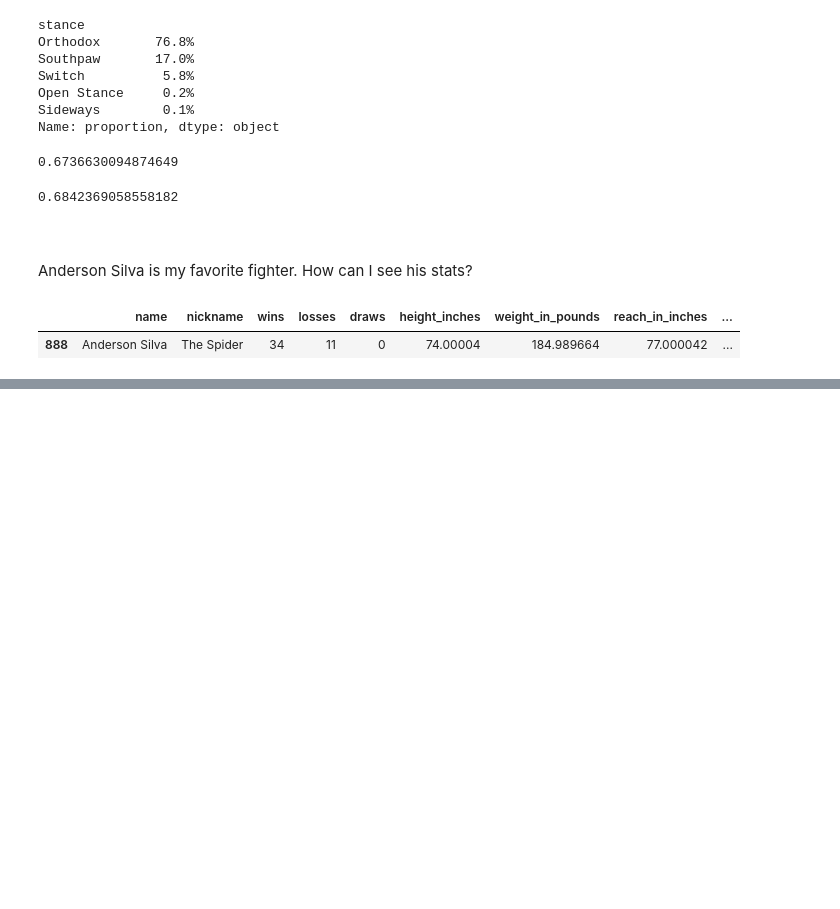
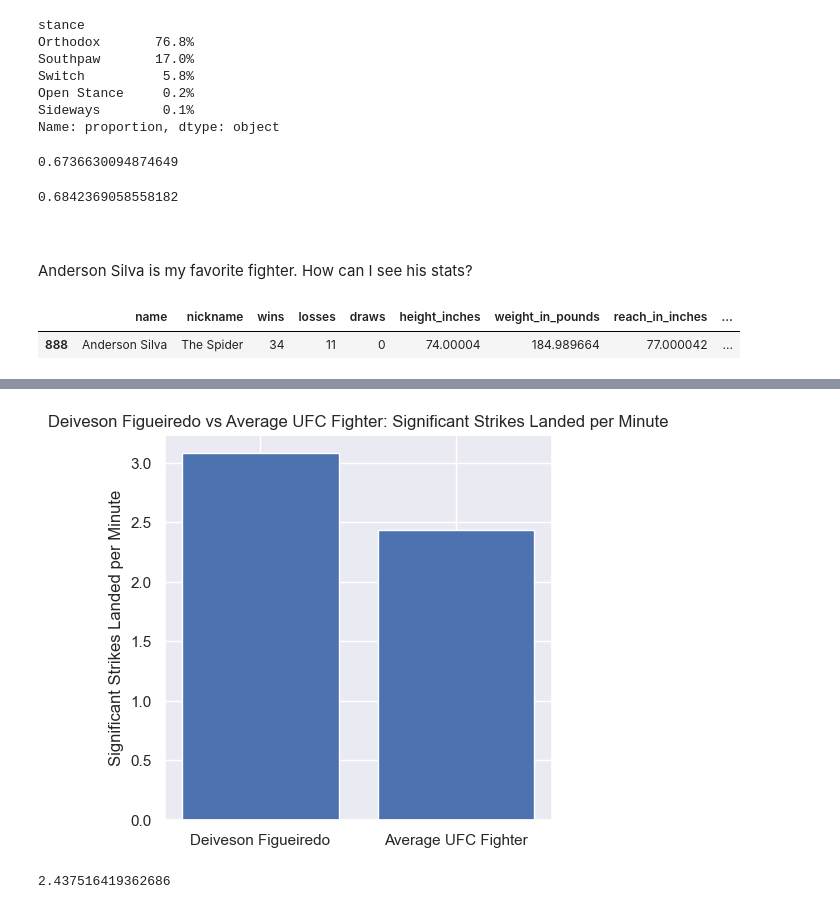
Before and after one commit to AlexShepherd/UFC-Data-Analysis, a Jupyter notebook: UFCProject.ipynb, the cells around one changed output, grey strips where cells are left out. Saved outputs shown, nothing was run; the diff lists cells and outputs as text; code cells hidden in the pictures; blank space fills up the shorter version.

```diff
--- a/UFCProject.ipynb
+++ b/UFCProject.ipynb
@@ -186,0 +309,19 @@ data.loc[data['name'] == "Anderson Silva"]
+# %%
+figueiredo_data = data[data['name'] == 'Deiveson Figueiredo']
+
+# Calculate the average significant strikes landed per minute for all UFC fighters
+average_strikes_per_minute = data['significant_strikes_landed_per_minute'].mean()
+
+plt.bar(['Deiveson Figueiredo', 'Average UFC Fighter'], [figueiredo_data['significant_strikes_landed_per_minute'].values[0], average_strikes_per_minute])
+# %% [output]
+[figure, added]
+# %%
+figueiredo_data = data[data['name'] == 'Deiveson Figueiredo']
+garbrandt_data = data[data['name'] == 'Cody Garbrandt']
+bantamweight_data = data[data['weight_division'] == 'Bantamweight']
+average_strikes_per_minute_bantamweight = bantamweight_data['significant_strikes_landed_per_minute'].mean()
+
+average_strikes_per_minute = data['significant_strikes_landed_per_minute'].mean()
+data['significant_strikes_landed_per_minute'].mean()
+# %% [output]
+2.437516419362686
```
Also changed, not shown: parts of 13 cells of this notebook.
